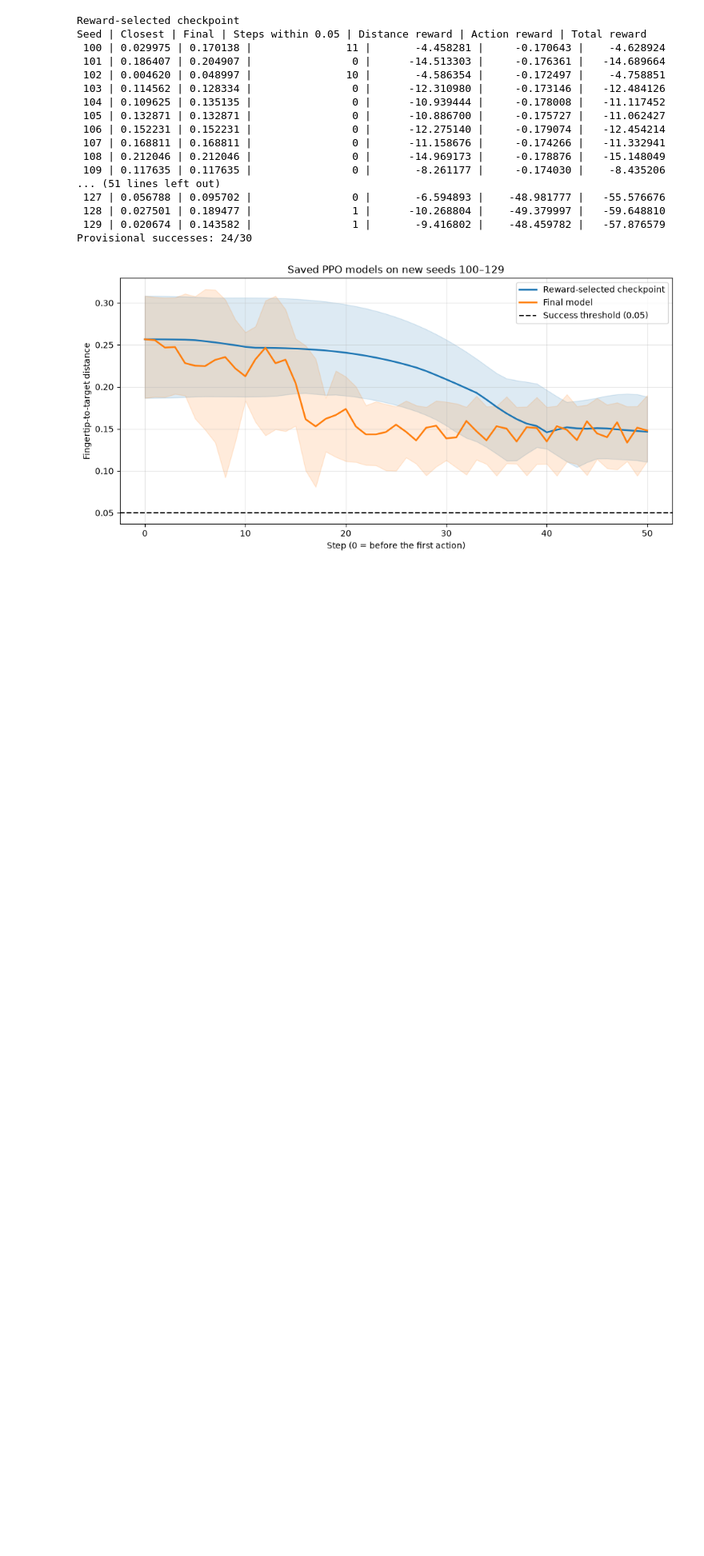
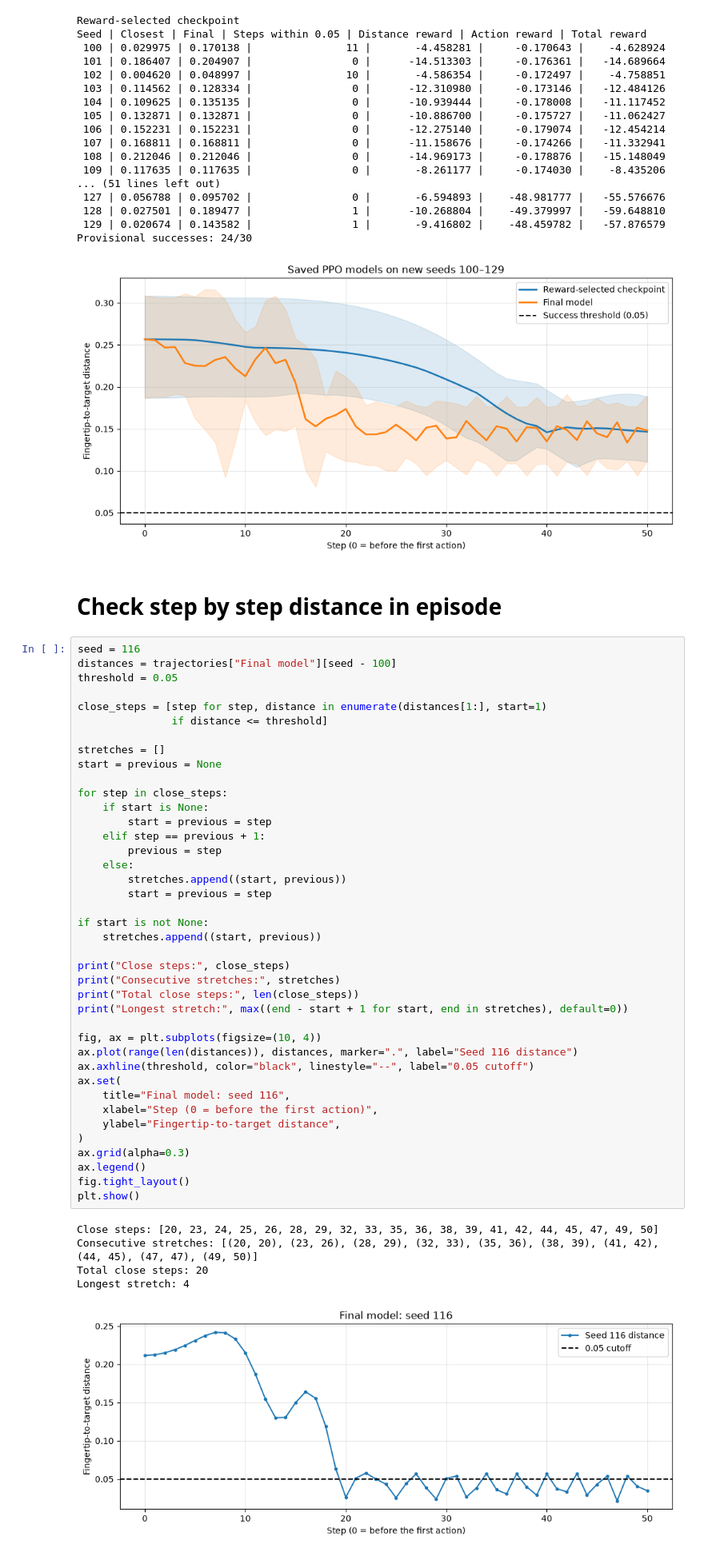
Before and after one commit to Fahlevi20/Reacher-first-control-and-RL-experiment, a Jupyter notebook: notebook.ipynb, the cells around one changed output. Shown at 80% size. Drawn from its saved outputs; the diff is of its cells as text; blank space fills up the shorter version.

```diff
--- a/notebook.ipynb
+++ b/notebook.ipynb
@@ -1057,3 +1057,51 @@ Seed | Closest | Final | Steps within 0.05 | Distance reward | Action reward | T
  129 | 0.020674 | 0.143582 |                1 |       -9.416802 |    -48.459782 |   -57.876579
 Provisional successes: 24/30
 [figure]
+# %% [markdown]
+# Check step by step distance in episode
+# %%
+seed = 116
+distances = trajectories["Final model"][seed - 100]
+threshold = 0.05
+
+close_steps = [step for step, distance in enumerate(distances[1:], start=1)
+               if distance <= threshold]
+
+stretches = []
+start = previous = None
+
+for step in close_steps:
+    if start is None:
+        start = previous = step
+    elif step == previous + 1:
+        previous = step
+    else:
+        stretches.append((start, previous))
+        start = previous = step
+
+if start is not None:
+    stretches.append((start, previous))
+
+print("Close steps:", close_steps)
+print("Consecutive stretches:", stretches)
+print("Total close steps:", len(close_steps))
+print("Longest stretch:", max((end - start + 1 for start, end in stretches), default=0))
+
+fig, ax = plt.subplots(figsize=(10, 4))
+ax.plot(range(len(distances)), distances, marker=".", label="Seed 116 distance")
+ax.axhline(threshold, color="black", linestyle="--", label="0.05 cutoff")
+ax.set(
+    title="Final model: seed 116",
+    xlabel="Step (0 = before the first action)",
+    ylabel="Fingertip-to-target distance",
+)
+ax.grid(alpha=0.3)
+ax.legend()
+fig.tight_layout()
+plt.show()
+# %% [output]
+Close steps: [20, 23, 24, 25, 26, 28, 29, 32, 33, 35, 36, 38, 39, 41, 42, 44, 45, 47, 49, 50]
+Consecutive stretches: [(20, 20), (23, 26), (28, 29), (32, 33), (35, 36), (38, 39), (41, 42), (44, 45), (47, 47), (49, 50)]
+Total close steps: 20
+Longest stretch: 4
+[figure, added]
```
Also changed, not shown: parts of 3 cells of this notebook, 3 other files.
